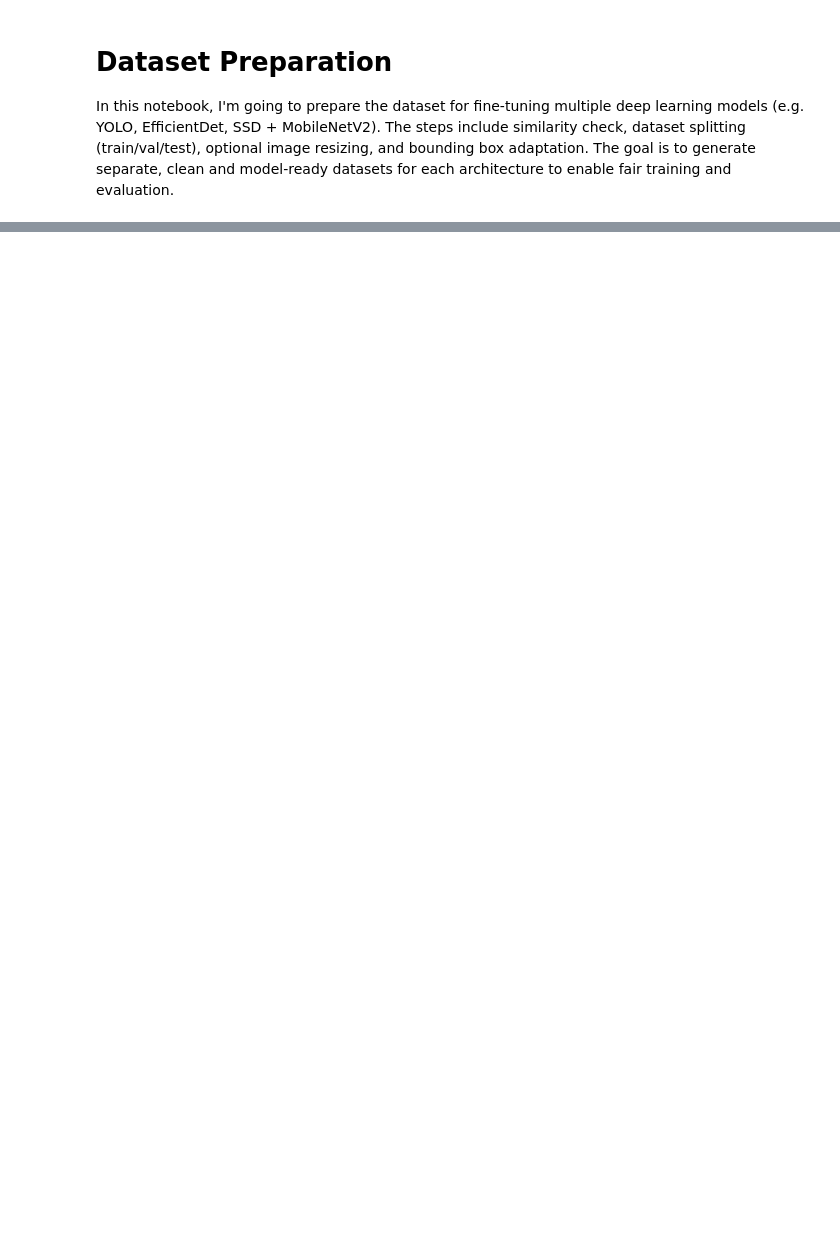
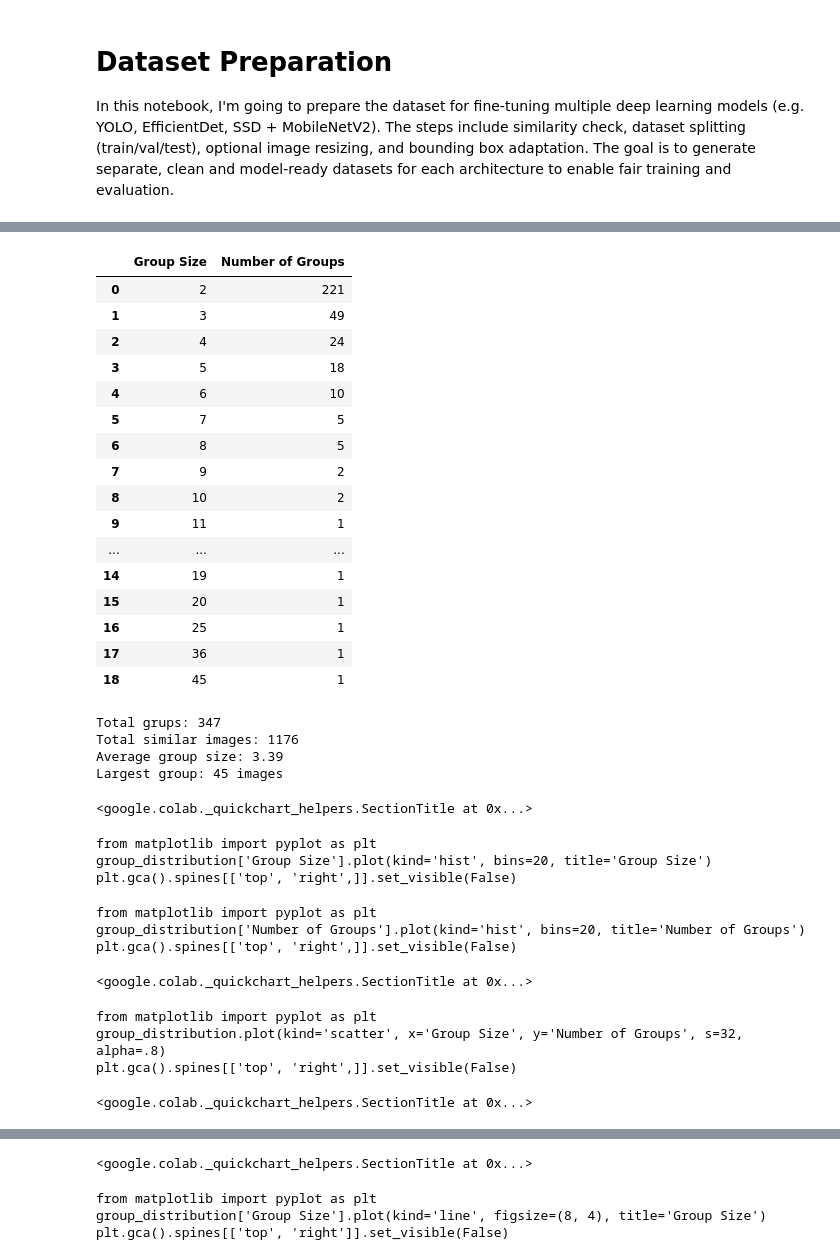
Before and after one commit to PavanDaniele/drone-person-detection, a Jupyter notebook: dataset_preparation.ipynb, the cells around one changed output, grey strips where cells are left out. Saved outputs shown, nothing was run; the diff lists cells and outputs as text; code cells hidden in the pictures; blank space fills up the shorter version.

Commit message:
Similarity verification completed with perceptual hashing

```diff
--- a/dataset_preparation.ipynb
+++ b/dataset_preparation.ipynb
@@ -119,0 +223,18 @@ NameError: name 'get_image_paths' is not defined
+# %%
+# Constructs an oriented graph in which each image is a node and each similar pair is an arc:
+def build_similarity_graph(similar_images):
+  """
+  Args:
+    similar_images: list of similar images
+  Returns:
+    graph: dictionary of graph
+  """
+  graph = defaultdict(set) # creates a dictionary (key: name_img, val: set_of_images)
+
+  for pair in similar_images: # scrolls each element(=list of dictionaries) of similar_images
+    img1 = pair['image1']
+    img2 = pair['image2']
+    graph[img1].add(img2) # builds the connection in both directions (undirected arc)
+    graph[img2].add(img1)
+
+  return graph
@@ -119,0 +275,5 @@ NameError: name 'get_image_paths' is not defined
+# %%
+graph = build_similarity_graph(similar_images_phash)
+groups = find_connected_components(graph)
+
+print(f"\nFound {len(groups)} groups of similar images.\n")
@@ -119,0 +285,52 @@ NameError: name 'get_image_paths' is not defined
+# %%
+group_sizes = [len(group) for group in groups]
+
+size_counts = Counter(group_sizes) # count how many groups have size X
+
+# Sort and save to a DataFrame by display
+group_distribution = pd.DataFrame(sorted(size_counts.items()), columns=["Group Size", "Number of Groups"])
+display(group_distribution)
+
+# Other useful statistics
+total_similar_images = sum(group_sizes)
+largest_group = max(group_sizes)
+average_group_size = total_similar_images / len(groups)
+
+print(f"Total grups: {len(groups)}")
+print(f"Total similar images: {total_similar_images}")
+print(f"Average group size: {average_group_size:.2f}")
+print(f"Largest group: {largest_group} images")
+# %% [output]
+|  | Group Size | Number of Groups |
+| 0 | 2 | 221 |
+| 1 | 3 | 49 |
+| 2 | 4 | 24 |
+| 3 | 5 | 18 |
+| 4 | 6 | 10 |
+| 5 | 7 | 5 |
+| 6 | 8 | 5 |
+| 7 | 9 | 2 |
+| 8 | 10 | 2 |
+| 9 | 11 | 1 |
+| ... | ... | ... |
+| 14 | 19 | 1 |
+| 15 | 20 | 1 |
+| 16 | 25 | 1 |
+| 17 | 36 | 1 |
+| 18 | 45 | 1 |
+Total grups: 347
+Total similar images: 1176
+Average group size: 3.39
+Largest group: 45 images
+<google.colab._quickchart_helpers.SectionTitle at 0x...>
+from matplotlib import pyplot as plt
+group_distribution['Group Size'].plot(kind='hist', bins=20, title='Group Size')
+plt.gca().spines[['top', 'right',]].set_visible(False)
+from matplotlib import pyplot as plt
+group_distribution['Number of Groups'].plot(kind='hist', bins=20, title='Number of Groups')
+plt.gca().spines[['top', 'right',]].set_visible(False)
+<google.colab._quickchart_helpers.SectionTitle at 0x...>
+from matplotlib import pyplot as plt
+group_distribution.plot(kind='scatter', x='Group Size', y='Number of Groups', s=32, alpha=.8)
+plt.gca().spines[['top', 'right',]].set_visible(False)
+<google.colab._quickchart_helpers.SectionTitle at 0x...>
@@ -119,0 +371,4 @@ NameError: name 'get_image_paths' is not defined
+<google.colab._quickchart_helpers.SectionTitle at 0x...>
+from matplotlib import pyplot as plt
+group_distribution['Group Size'].plot(kind='line', figsize=(8, 4), title='Group Size')
+plt.gca().spines[['top', 'right']].set_visible(False)
```
Also changed, not shown: parts of 26 cells of this notebook.
